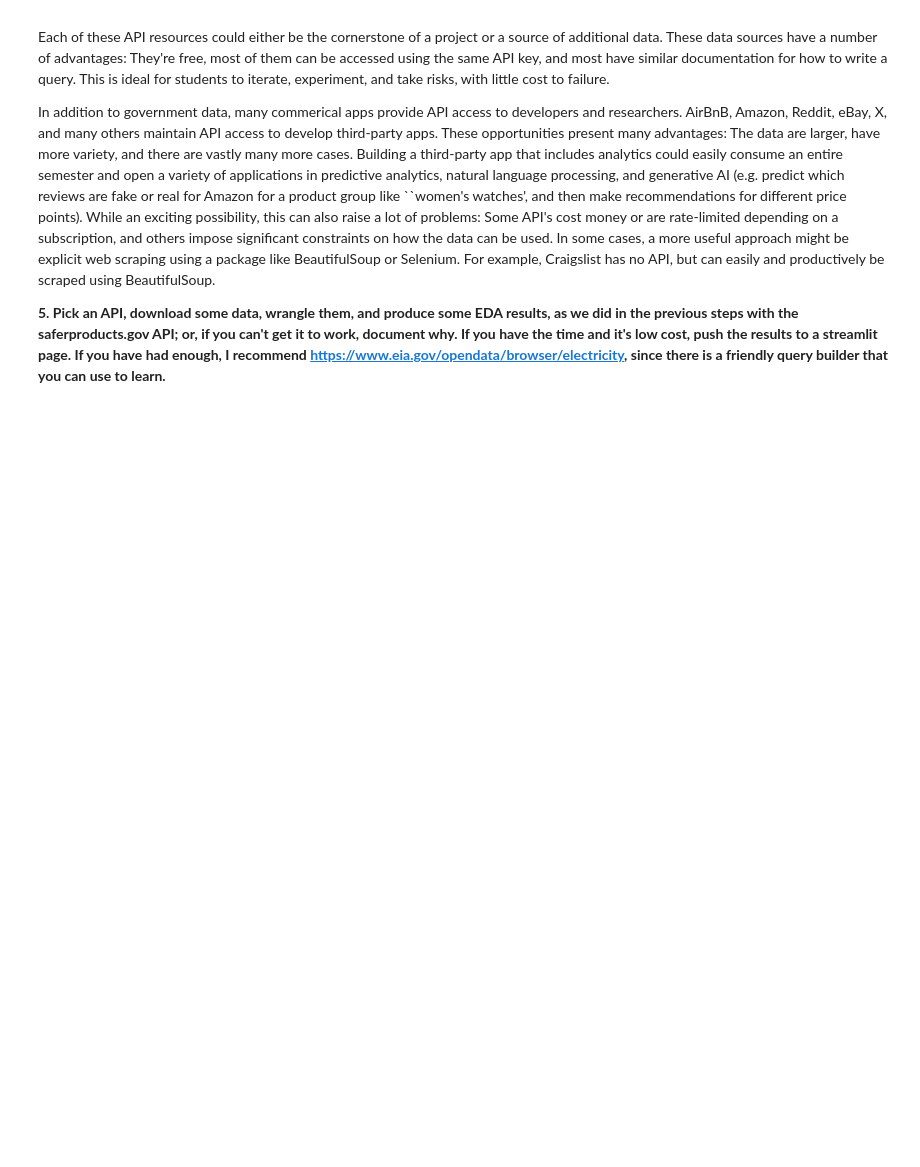
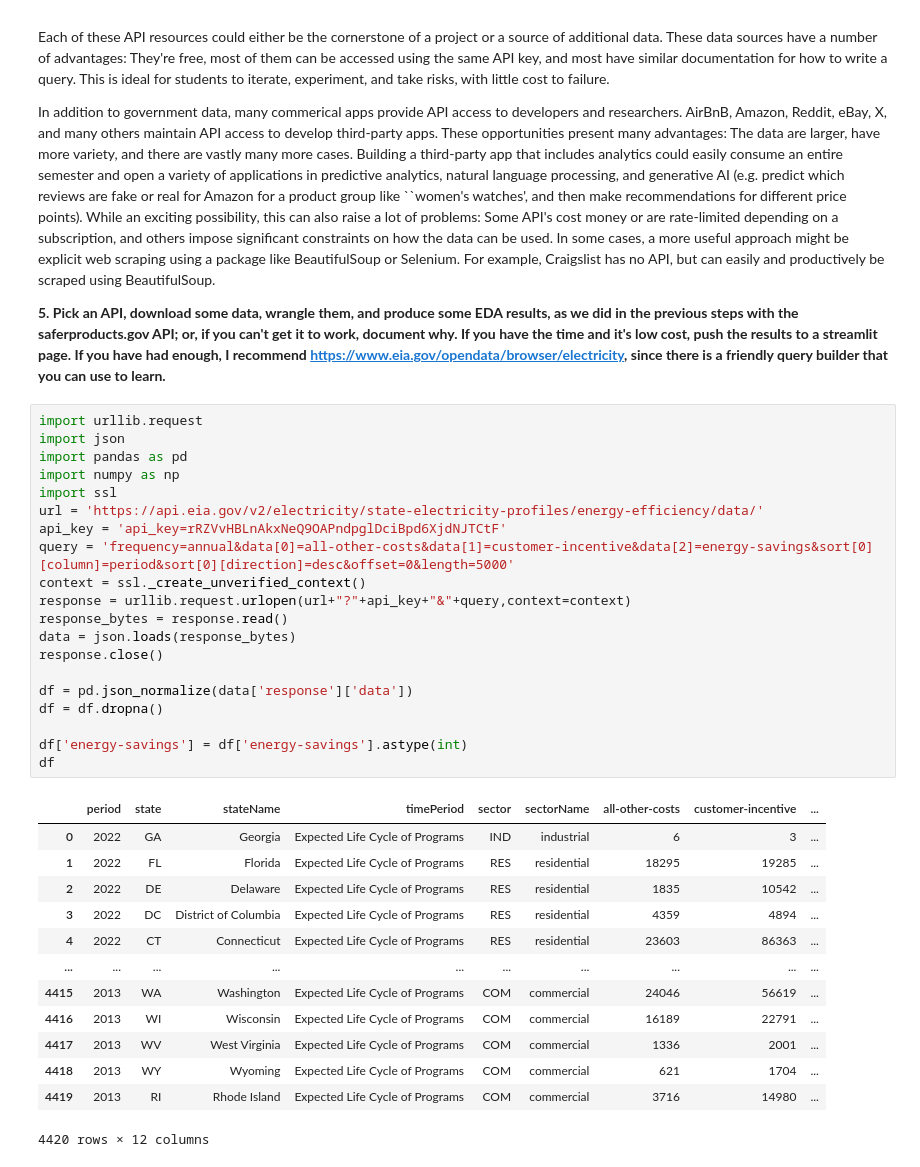
Before and after one commit to cindyd02/labs, a Jupyter notebook: 01_api_calls/assignment_notebook.ipynb, the cells around one changed output. Cells and saved outputs as stored; diff of their text form; blank space fills up the shorter version.

```diff
--- a/01_api_calls/assignment_notebook.ipynb
+++ b/01_api_calls/assignment_notebook.ipynb
@@ -308,3 +320,37 @@ Each of these API resources could either be the cornerstone of a project or a so
 In addition to government data, many commerical apps provide API access to developers and researchers. AirBnB, Amazon, Reddit, eBay, X, and many others maintain API access to develop third-party apps. These opportunities present many advantages: The data are larger, have more variety, and there are vastly many more cases. Building a third-party app that includes analytics could easily consume an entire semester and open a variety of applications in predictive analytics, natural language processing, and generative AI (e.g. predict which reviews are fake or real for Amazon for a product group like ``women's watches', and then make recommendations for different price points). While an exciting possibility, this can also raise a lot of problems: Some API's cost money or are rate-limited depending on a subscription, and others impose significant constraints on how the data can be used. In some cases, a more useful approach might be explicit web scraping using a package like BeautifulSoup or Selenium. For example, Craigslist has no API, but can easily and productively be scraped using BeautifulSoup.
 
 **5. Pick an API, download some data, wrangle them, and produce some EDA results, as we did in the previous steps with the saferproducts.gov API; or, if you can't get it to work, document why. If you have the time and it's low cost, push the results to a streamlit page. If you have had enough, I recommend https://www.eia.gov/opendata/browser/electricity, since there is a friendly query builder that you can use to learn.**
+# %%
+import urllib.request
+import json
+import pandas as pd
+import numpy as np
+import ssl
+url = 'https://api.eia.gov/v2/electricity/state-electricity-profiles/energy-efficiency/data/'
+api_key = 'api_key=rRZVvHBLnAkxNeQ9OAPndpglDciBpd6XjdNJTCtF'
+query = 'frequency=annual&data[0]=all-other-costs&data[1]=customer-incentive&data[2]=energy-savings&sort[0][column]=period&sort[0][direction]=desc&offset=0&length=5000'
+context = ssl._create_unverified_context()
+response = urllib.request.urlopen(url+"?"+api_key+"&"+query,context=context)
+response_bytes = response.read()
+data = json.loads(response_bytes)
+response.close()
+
+df = pd.json_normalize(data['response']['data'])
+df = df.dropna()
+
+df['energy-savings'] = df['energy-savings'].astype(int)
+df
+# %% [output]
+|  | period | state | stateName | timePeriod | sector | sectorName | all-other-costs | customer-incentive | ... |
+| 0 | 2022 | GA | Georgia | Expected Life Cycle of Programs | IND | industrial | 6 | 3 | ... |
+| 1 | 2022 | FL | Florida | Expected Life Cycle of Programs | RES | residential | 18295 | 19285 | ... |
+| 2 | 2022 | DE | Delaware | Expected Life Cycle of Programs | RES | residential | 1835 | 10542 | ... |
+| 3 | 2022 | DC | District of Columbia | Expected Life Cycle of Programs | RES | residential | 4359 | 4894 | ... |
+| 4 | 2022 | CT | Connecticut | Expected Life Cycle of Programs | RES | residential | 23603 | 86363 | ... |
+| ... | ... | ... | ... | ... | ... | ... | ... | ... | ... |
+| 4415 | 2013 | WA | Washington | Expected Life Cycle of Programs | COM | commercial | 24046 | 56619 | ... |
+| 4416 | 2013 | WI | Wisconsin | Expected Life Cycle of Programs | COM | commercial | 16189 | 22791 | ... |
+| 4417 | 2013 | WV | West Virginia | Expected Life Cycle of Programs | COM | commercial | 1336 | 2001 | ... |
+| 4418 | 2013 | WY | Wyoming | Expected Life Cycle of Programs | COM | commercial | 621 | 1704 | ... |
+| 4419 | 2013 | RI | Rhode Island | Expected Life Cycle of Programs | COM | commercial | 3716 | 14980 | ... |
+4420 rows × 12 columns
```
Also changed, not shown: parts of 4 cells of this notebook.
